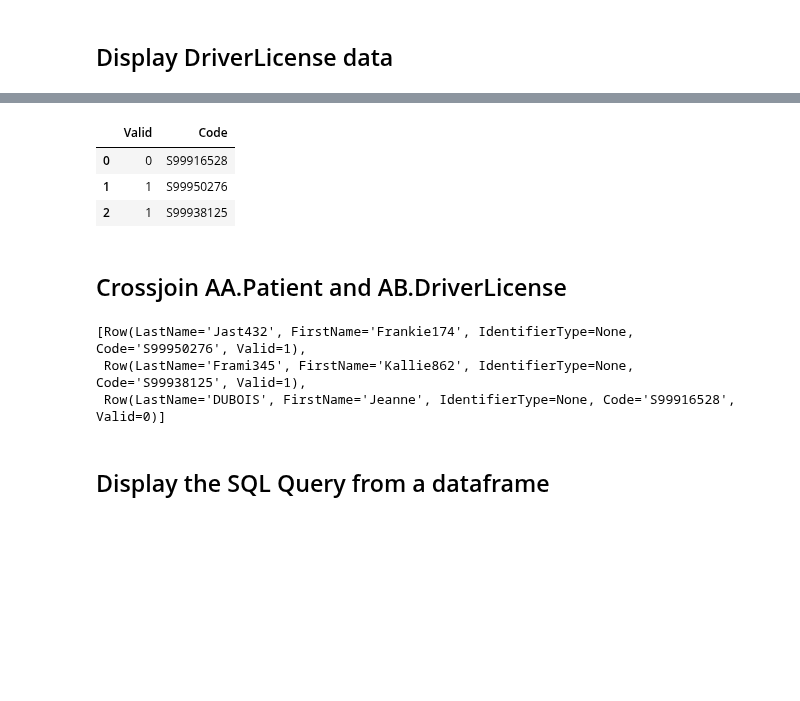
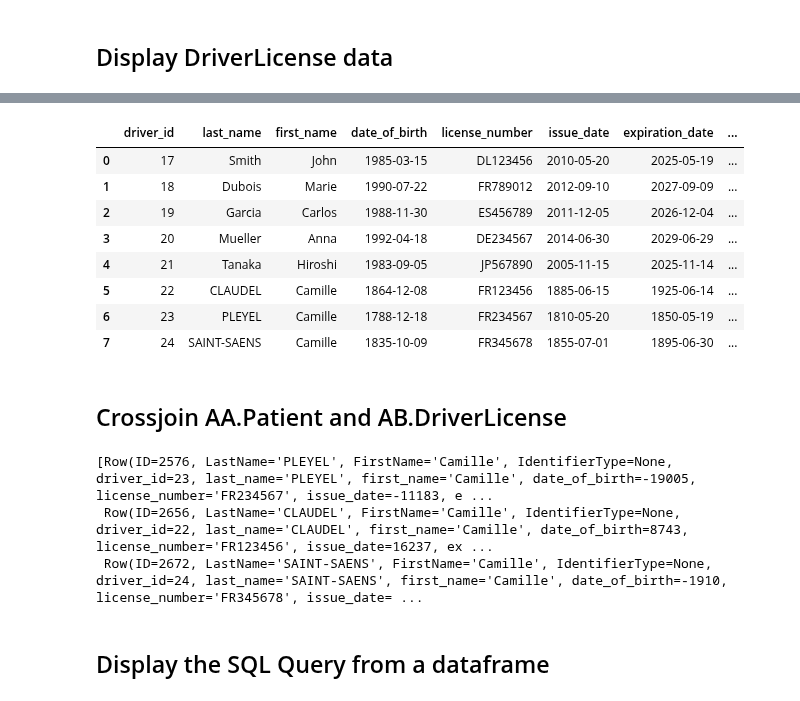
Before and after one commit to SylvainGuilbaud/IRISHealth, a Jupyter notebook: notebook/Notebooks/FHIRSQLBuilder.ipynb, the cells around one changed output, grey strips where cells are left out. Cells and saved outputs as stored; diff of their text form; code cells hidden in the pictures; blank space fills up the shorter version.

```diff
--- a/notebook/Notebooks/FHIRSQLBuilder.ipynb
+++ b/notebook/Notebooks/FHIRSQLBuilder.ipynb
@@ -194,25 +313,30 @@ cur.execute("""INSERT into AB.DriverLicense (Code, Valid) VALUES ('S99938125', 1
 # %%
-pd.read_sql_table('DriverLicense', engine, schema="AB",columns={"Code","Valid"})
+pd.read_sql_table('valid_license_driver', engine, schema="AB")
 # %% [output]
-|  | Valid | Code |
-| 0 | 0 | S99916528 |
-| 1 | 1 | S99950276 |
-| 2 | 1 | S99938125 |
+|  | driver_id | last_name | first_name | date_of_birth | license_number | issue_date | expiration_date | ... |
+| 0 | 17 | Smith | John | 1985-03-15 | DL123456 | 2010-05-20 | 2025-05-19 | ... |
+| 1 | 18 | Dubois | Marie | 1990-07-22 | FR789012 | 2012-09-10 | 2027-09-09 | ... |
+| 2 | 19 | Garcia | Carlos | 1988-11-30 | ES456789 | 2011-12-05 | 2026-12-04 | ... |
+| 3 | 20 | Mueller | Anna | 1992-04-18 | DE234567 | 2014-06-30 | 2029-06-29 | ... |
+| 4 | 21 | Tanaka | Hiroshi | 1983-09-05 | JP567890 | 2005-11-15 | 2025-11-14 | ... |
+| 5 | 22 | CLAUDEL | Camille | 1864-12-08 | FR123456 | 1885-06-15 | 1925-06-14 | ... |
+| 6 | 23 | PLEYEL | Camille | 1788-12-18 | FR234567 | 1810-05-20 | 1850-05-19 | ... |
+| 7 | 24 | SAINT-SAENS | Camille | 1835-10-09 | FR345678 | 1855-07-01 | 1895-06-30 | ... |
 # %% [markdown]
 ## Crossjoin AA.Patient and AB.DriverLicense
 # %%
 sql = """
 SELECT
-P.LastName,P.FirstName,P.IdentifierType,DL.*
+P.id,P.LastName,P.FirstName,P.IdentifierType,DL.*
 FROM AAA.Patient P
-inner join AB.DriverLicense DL on P.IdentifierValue = DL.Code
+inner join AB.valid_license_driver DL on P.IdentifierValue = DL.license_number
 """
 cur.execute(sql)
 cur.fetchall()
 # %% [output]
-[Row(LastName='Jast432', FirstName='Frankie174', IdentifierType=None, Code='S99950276', Valid=1),
- Row(LastName='Frami345', FirstName='Kallie862', IdentifierType=None, Code='S99938125', Valid=1),
- Row(LastName='DUBOIS', FirstName='Jeanne', IdentifierType=None, Code='S99916528', Valid=0)]
+[Row(ID=2576, LastName='PLEYEL', FirstName='Camille', IdentifierType=None, driver_id=23, last_name='PLEYEL', first_name='Camille', date_of_birth=-19005, license_number='FR234567', issue_date=-11183, e ...
+ Row(ID=2656, LastName='CLAUDEL', FirstName='Camille', IdentifierType=None, driver_id=22, last_name='CLAUDEL', first_name='Camille', date_of_birth=8743, license_number='FR123456', issue_date=16237, ex ...
+ Row(ID=2672, LastName='SAINT-SAENS', FirstName='Camille', IdentifierType=None, driver_id=24, last_name='SAINT-SAENS', first_name='Camille', date_of_birth=-1910, license_number='FR345678', issue_date= ...
 # %% [markdown]
 ## Display the SQL Query from a dataframe
 # %%
```
Also changed, not shown: parts of 18 cells of this notebook, 12 other files.
